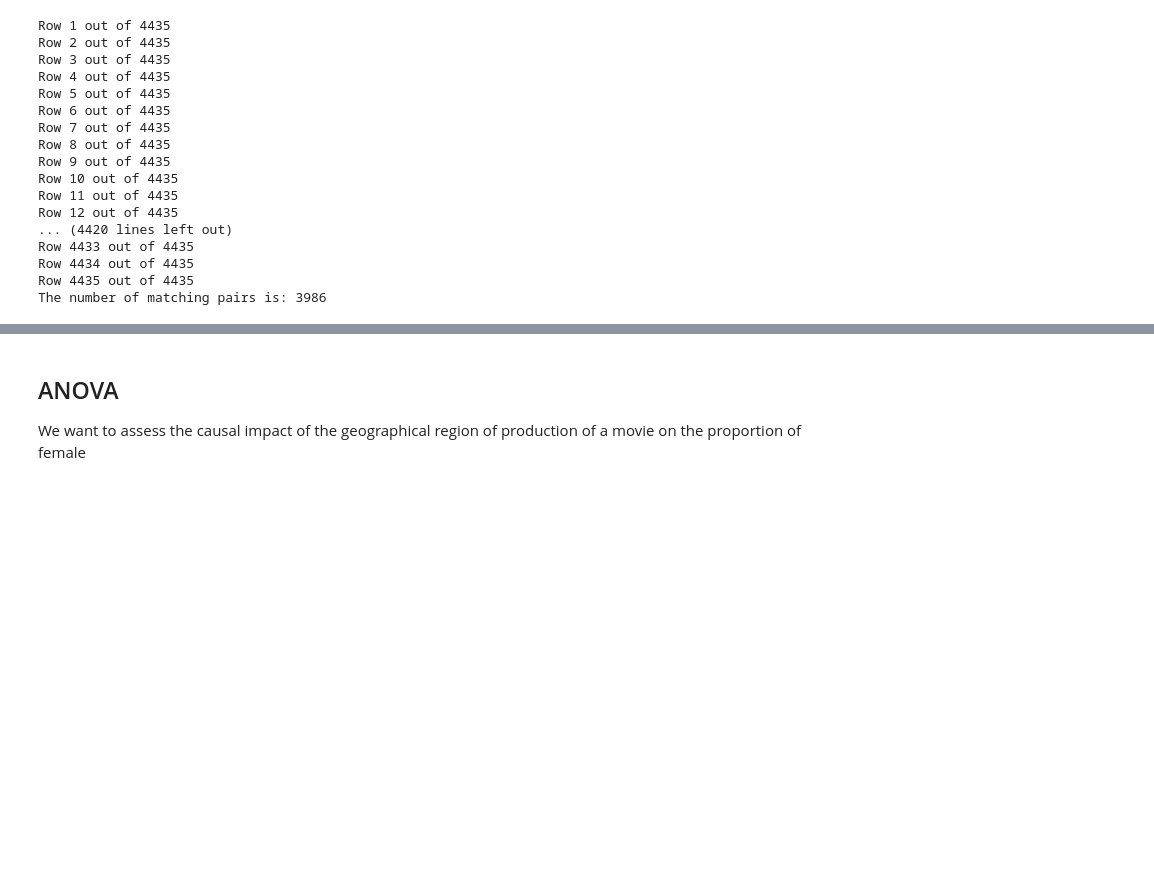
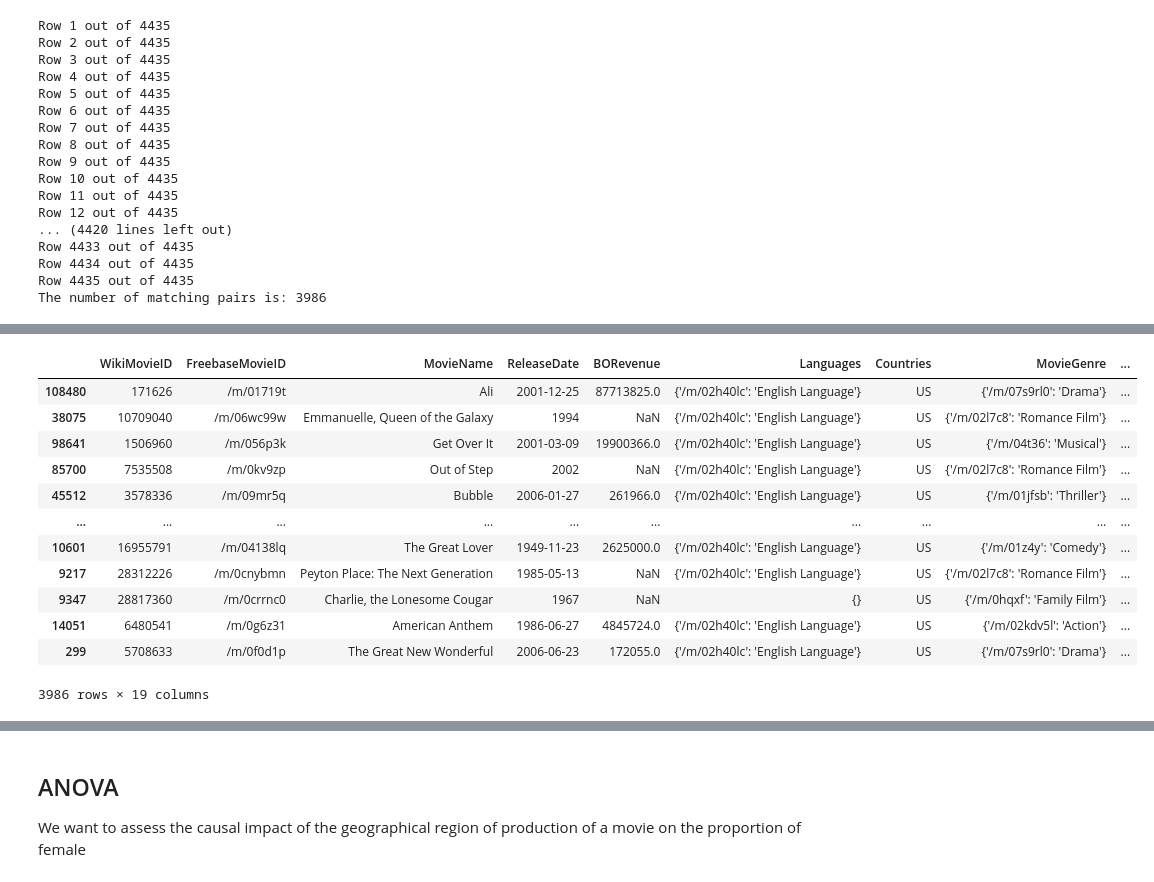
Before and after one commit to epfl-ada/ada-2023-project-teamcajare2023, a Jupyter notebook: P2.ipynb, the cells around one changed output, grey strips where cells are left out. Saved outputs shown, nothing was run; the diff lists cells and outputs as text; code cells hidden in the pictures; blank space fills up the shorter version.

```diff
--- a/P2.ipynb
+++ b/P2.ipynb
@@ -1873,0 +1850,16 @@ balanced_geo
+# %%
+display(us_from_pair_eu_us)
+# %% [output]
+|  | WikiMovieID | FreebaseMovieID | MovieName | ReleaseDate | BORevenue | Languages | Countries | MovieGenre | ... |
+| 108480 | 171626 | /m/01719t | Ali | 2001-12-25 | 87713825.0 | {'/m/02h40lc': 'English Language'} | US | {'/m/07s9rl0': 'Drama'} | ... |
+| 38075 | 10709040 | /m/06wc99w | Emmanuelle, Queen of the Galaxy | 1994 | NaN | {'/m/02h40lc': 'English Language'} | US | {'/m/02l7c8': 'Romance Film'} | ... |
+| 98641 | 1506960 | /m/056p3k | Get Over It | 2001-03-09 | 19900366.0 | {'/m/02h40lc': 'English Language'} | US | {'/m/04t36': 'Musical'} | ... |
+| 85700 | 7535508 | /m/0kv9zp | Out of Step | 2002 | NaN | {'/m/02h40lc': 'English Language'} | US | {'/m/02l7c8': 'Romance Film'} | ... |
+| 45512 | 3578336 | /m/09mr5q | Bubble | 2006-01-27 | 261966.0 | {'/m/02h40lc': 'English Language'} | US | {'/m/01jfsb': 'Thriller'} | ... |
+| ... | ... | ... | ... | ... | ... | ... | ... | ... | ... |
+| 10601 | 16955791 | /m/04138lq | The Great Lover | 1949-11-23 | 2625000.0 | {'/m/02h40lc': 'English Language'} | US | {'/m/01z4y': 'Comedy'} | ... |
+| 9217 | 28312226 | /m/0cnybmn | Peyton Place: The Next Generation | 1985-05-13 | NaN | {'/m/02h40lc': 'English Language'} | US | {'/m/02l7c8': 'Romance Film'} | ... |
+| 9347 | 28817360 | /m/0crrnc0 | Charlie, the Lonesome Cougar | 1967 | NaN | {} | US | {'/m/0hqxf': 'Family Film'} | ... |
+| 14051 | 6480541 | /m/0g6z31 | American Anthem | 1986-06-27 | 4845724.0 | {'/m/02h40lc': 'English Language'} | US | {'/m/02kdv5l': 'Action'} | ... |
+| 299 | 5708633 | /m/0f0d1p | The Great New Wonderful | 2006-06-23 | 172055.0 | {'/m/02h40lc': 'English Language'} | US | {'/m/07s9rl0': 'Drama'} | ... |
+3986 rows × 19 columns
```
Also changed, not shown: parts of 21 cells of this notebook.
